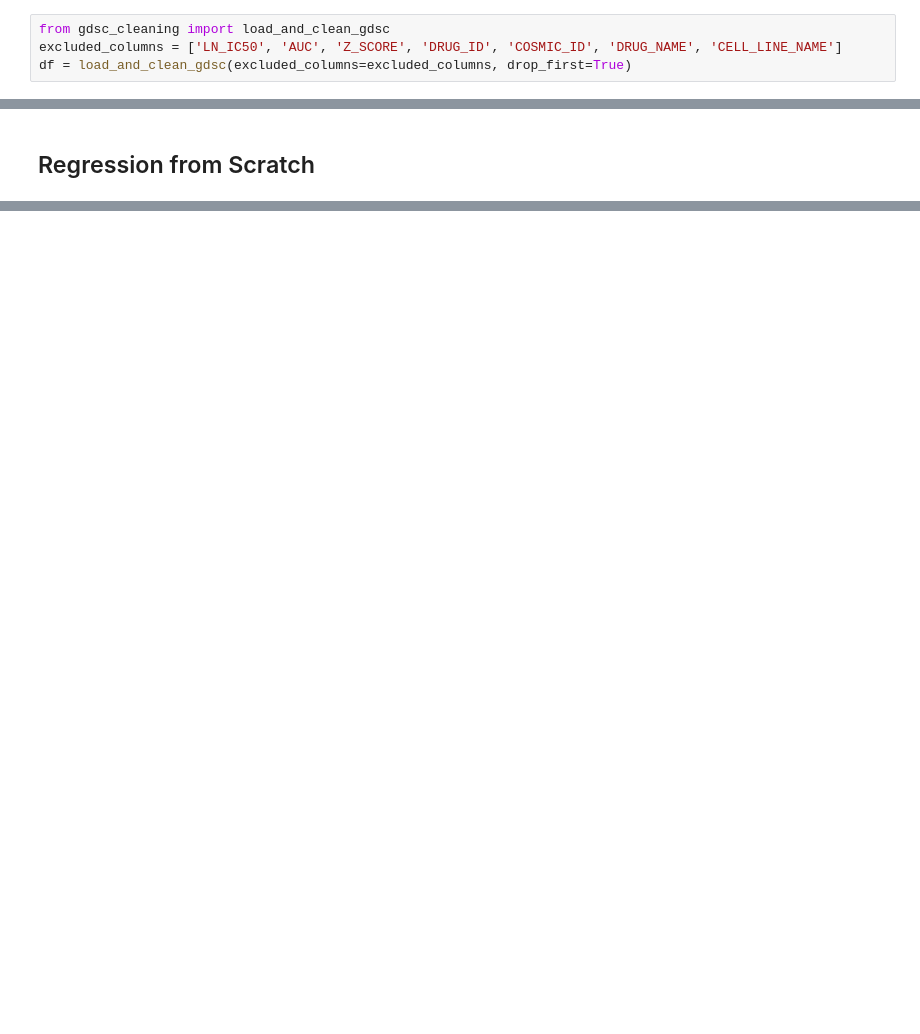
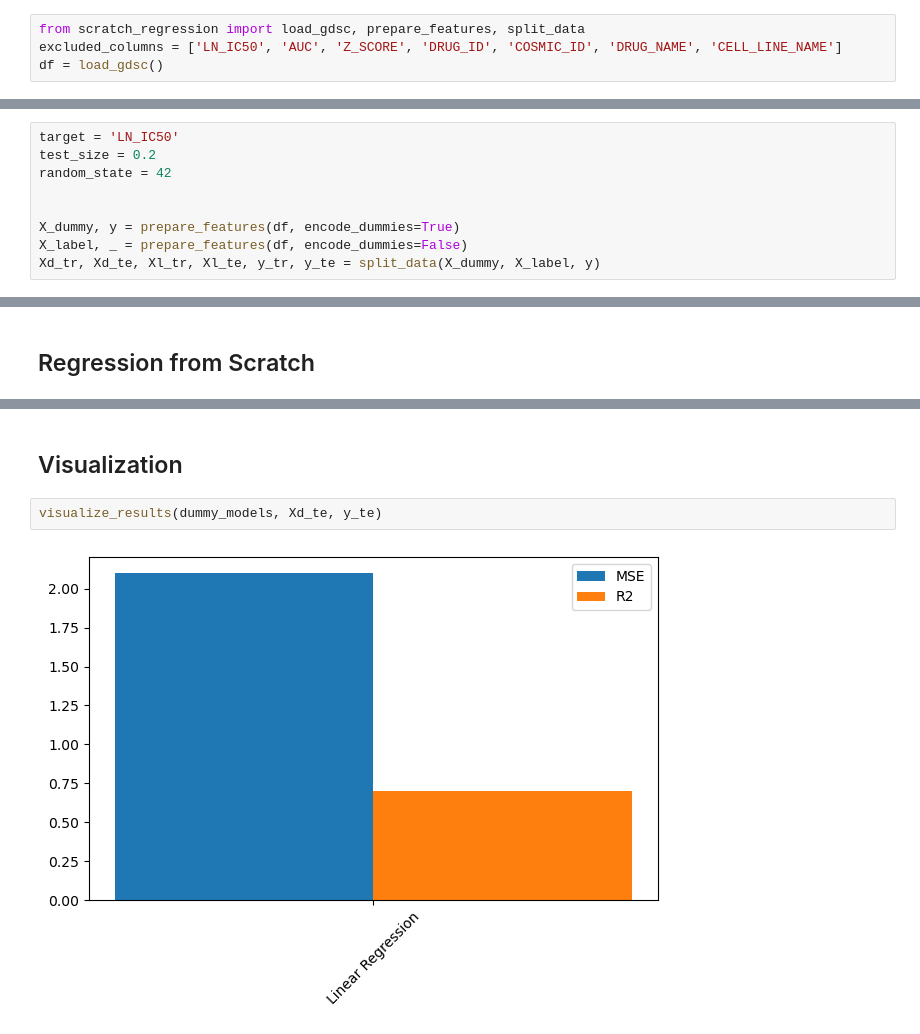
Before and after one commit to hongsheng-lai/ML_GDSC, a Jupyter notebook: regression.ipynb, the cells around one changed output, grey strips where cells are left out. Drawn from its saved outputs; the diff is of its cells as text; blank space fills up the shorter version.

Commit message:
Regression update: Visualize, Large Estimators Restuls. (Potential Issue: RF inconsistent)

```diff
--- a/regression.ipynb
+++ b/regression.ipynb
@@ -1,9 +1,9 @@
 # %% [markdown]
 ## Load Data (With Cleaning)
 # %%
-from gdsc_cleaning import load_and_clean_gdsc
+from scratch_regression import load_gdsc, prepare_features, split_data
 excluded_columns = ['LN_IC50', 'AUC', 'Z_SCORE', 'DRUG_ID', 'COSMIC_ID', 'DRUG_NAME', 'CELL_LINE_NAME']
-df = load_and_clean_gdsc(excluded_columns=excluded_columns, drop_first=True)
+df = load_gdsc()
 # %% [markdown]
 ## Regression with Packages
 # %%
@@ -13,4 +13,13 @@ from sklearn.linear_model import LinearRegression as SKLinearReg
 from sklearn.tree import DecisionTreeRegressor as SKTreeReg
 from sklearn.ensemble import RandomForestRegressor as SKForestReg
 from sklearn.ensemble import GradientBoostingRegressor as SKGBReg
+# %%
+target = 'LN_IC50'
+test_size = 0.2
+random_state = 42
+
+
+X_dummy, y = prepare_features(df, encode_dummies=True)
+X_label, _ = prepare_features(df, encode_dummies=False)
+Xd_tr, Xd_te, Xl_tr, Xl_te, y_tr, y_te = split_data(X_dummy, X_label, y)
 # %%
@@ -74,0 +100,6 @@ GradientBoostingRegressorScratch -- MSE: 5.7666, R2: 0.1710
+# %% [markdown]
+## Visualization
+# %%
+visualize_results(dummy_models, Xd_te, y_te)
+# %% [output]
+[figure, added]
```
Also changed, not shown: parts of 5 cells of this notebook, 2 other files.
